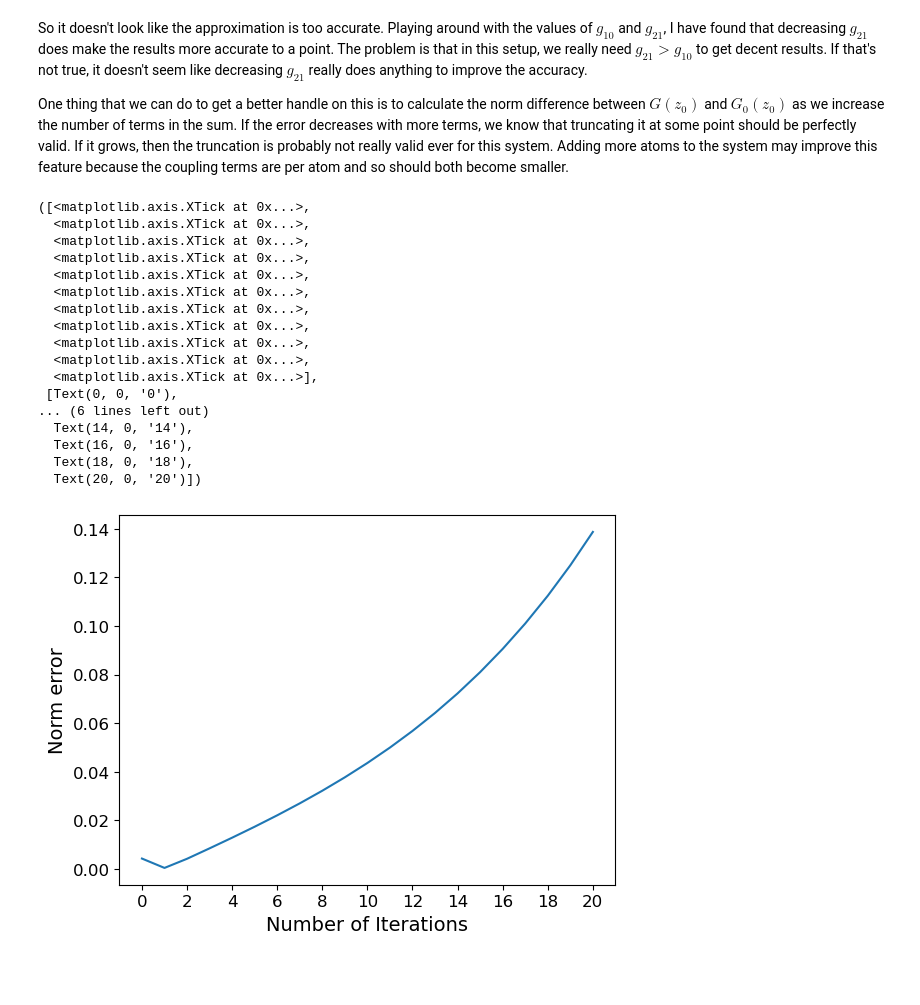
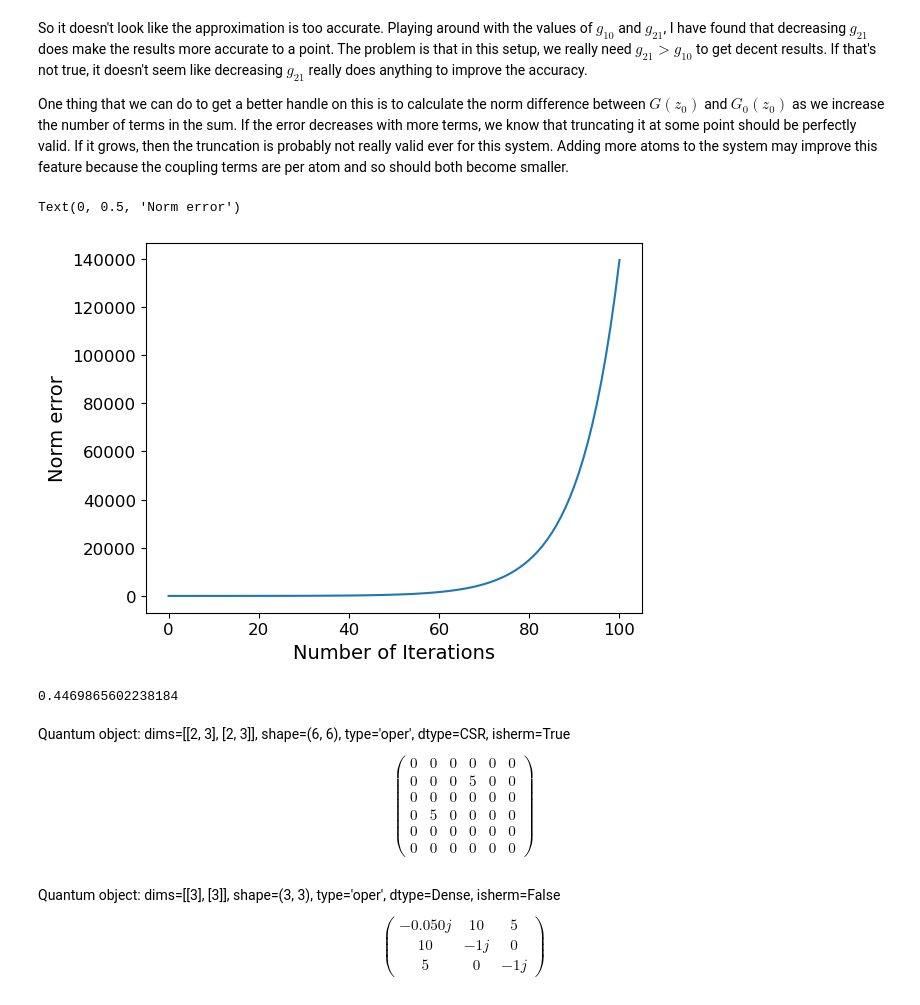
Before and after one commit to jleamer/mode_cooling, a Jupyter notebook: rydberg_calcs/gf_approach_1atom.ipynb, the cells around one changed output. Cells and saved outputs as stored; diff of their text form; code cells hidden in the pictures; blank space fills up the shorter version.

```diff
--- a/rydberg_calcs/gf_approach_1atom.ipynb
+++ b/rydberg_calcs/gf_approach_1atom.ipynb
@@ -859,33 +859,45 @@ So it doesn't look like the approximation is too accurate.  Playing around with
 
 One thing that we can do to get a better handle on this is to calculate the norm difference between $G(z_0)$ and $G_0(z_0)$ as we increase the number of terms in the sum.  If the error decreases with more terms, we know that truncating it at some point should be perfectly valid.  If it grows, then the truncation is probably not really valid ever for this system.  Adding more atoms to the system may improve this feature because the coupling terms are per atom and so should both become smaller.
 # %%
-err = [(Gs[0][0] - G0s[0][0]).norm()]
-temp = G0s[0][0]
-for i in range(20):
-    temp2 = temp * V * G0s[0][0]
+j = 250
+err = [(Gs[0][j] - G0s[0][j]).norm()]
+temp = G0s[0][j]
+for i in range(100):
+    temp2 = temp * V * G0s[0][j]
     temp += temp2
-    err.append((Gs[0][0] - temp).norm())
+    err.append((Gs[0][j] - temp).norm())
 # %%
-plt.plot(np.arange(21), err)
+plt.plot(err)
 plt.xlabel("Number of Iterations")
 plt.ylabel("Norm error")
-plt.xticks([2*i for i in range(11)])
+#plt.xticks([2*i for i in range(11)])
 # %% [output]
-([<matplotlib.axis.XTick at 0x...>,
-  <matplotlib.axis.XTick at 0x...>,
-  <matplotlib.axis.XTick at 0x...>,
-  <matplotlib.axis.XTick at 0x...>,
-  <matplotlib.axis.XTick at 0x...>,
-  <matplotlib.axis.XTick at 0x...>,
-  <matplotlib.axis.XTick at 0x...>,
-  <matplotlib.axis.XTick at 0x...>,
-  <matplotlib.axis.XTick at 0x...>,
-  <matplotlib.axis.XTick at 0x...>,
-  <matplotlib.axis.XTick at 0x...>],
- [Text(0, 0, '0'),
-... (6 lines left out)
-  Text(14, 0, '14'),
-  Text(16, 0, '16'),
-  Text(18, 0, '18'),
-  Text(20, 0, '20')])
+Text(0, 0.5, 'Norm error')
-[figure, old version]
+[figure, new version]
+# %%
+err[1]
+# %% [output]
+0.4469865602238184
+# %%
+V = g10 * (qu.tensor(cav_bas[0], atom_bas[1]) * qu.tensor(cav_bas[1], atom_bas[0]).dag())
+V += V.dag()
+V
+# %% [output]
+Quantum object: dims=[[2, 3], [2, 3]], shape=(6, 6), type='oper', dtype=CSR, isherm=True$$\left(\begin{array}{cc}0 & 0 & 0 & 0 & 0 & 0\\0 & 0 & 0 & 5 & 0 & 0\\0 & 0 & 0 & 0 & 0 & 0\\0 & 5 & 0 & 0 & 0 & 0\\0 & 0 & 0 & 0 & 0 & 0\\0 & 0 & 0 & 0 & 0 & 0\end{array}\right)$$
+# %%
+# Define the basis states for Hp
+Hp_bas = [qu.tensor(cav_bas[1], atom_bas[i]) for i in range(1)]
+Hp_bas.insert(0, qu.tensor(cav_bas[0], atom_bas[2]))
+Hp_bas.insert(0, qu.tensor(cav_bas[0], atom_bas[1]))
+
+# Define the empty matrix
+Hp_mat = np.zeros((len(Hp_bas), len(Hp_bas)), dtype=complex)
+for i in range(len(Hp_bas)):
+    for j in range(len(Hp_bas)):
+        Hp_mat[i][j] = Hp_bas[i].dag() * (H + V)  * Hp_bas[j]
+
+# Convert to qObj
+Hp = qu.Qobj(Hp_mat)
+Hp
+# %% [output]
+Quantum object: dims=[[3], [3]], shape=(3, 3), type='oper', dtype=Dense, isherm=False$$\left(\begin{array}{cc}-0.050j & 10 & 5\\10 & -1j & 0\\5 & 0 & -1j\end{array}\right)$$
```
Also changed, not shown: parts of 4 cells of this notebook, 2 other files.
